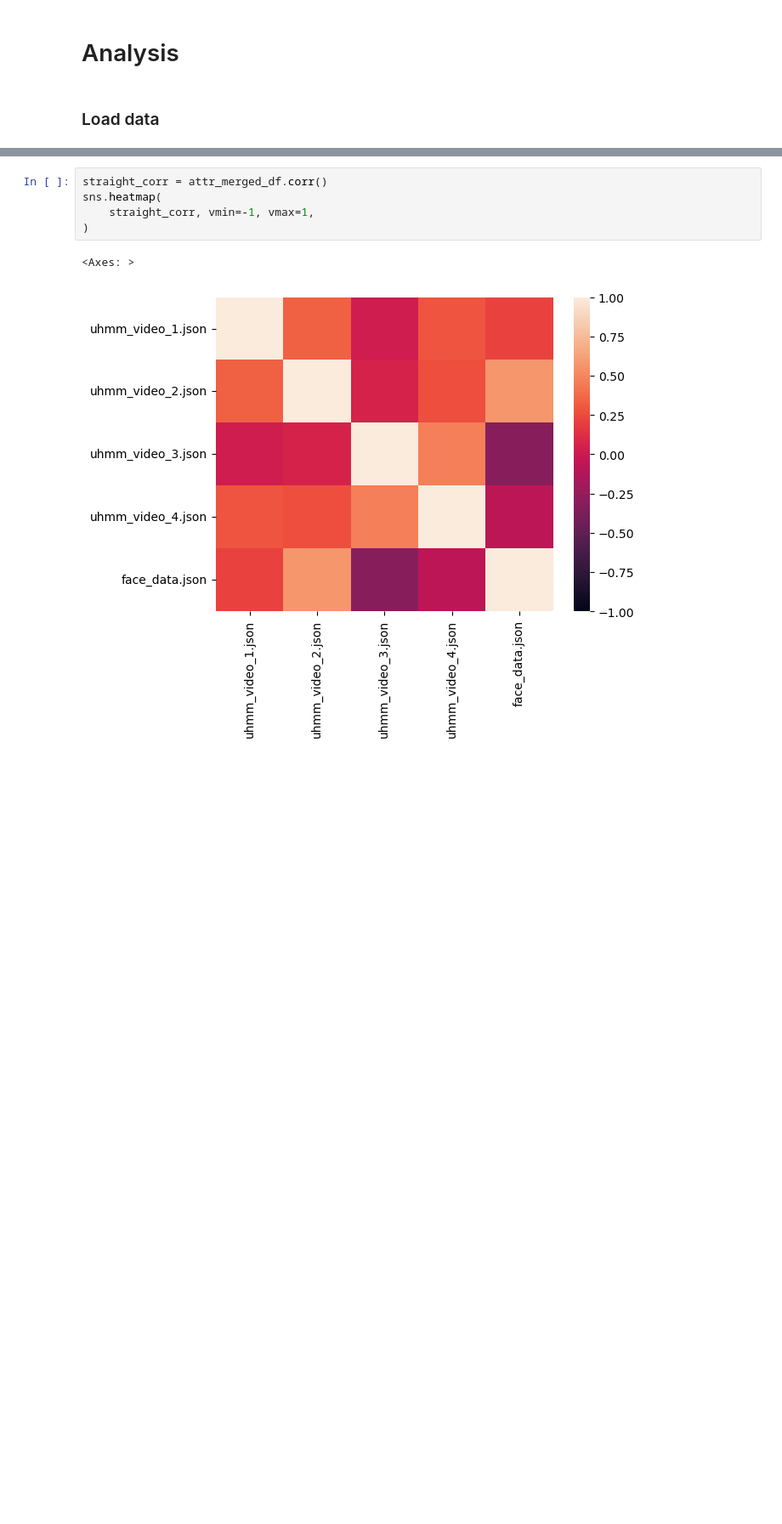
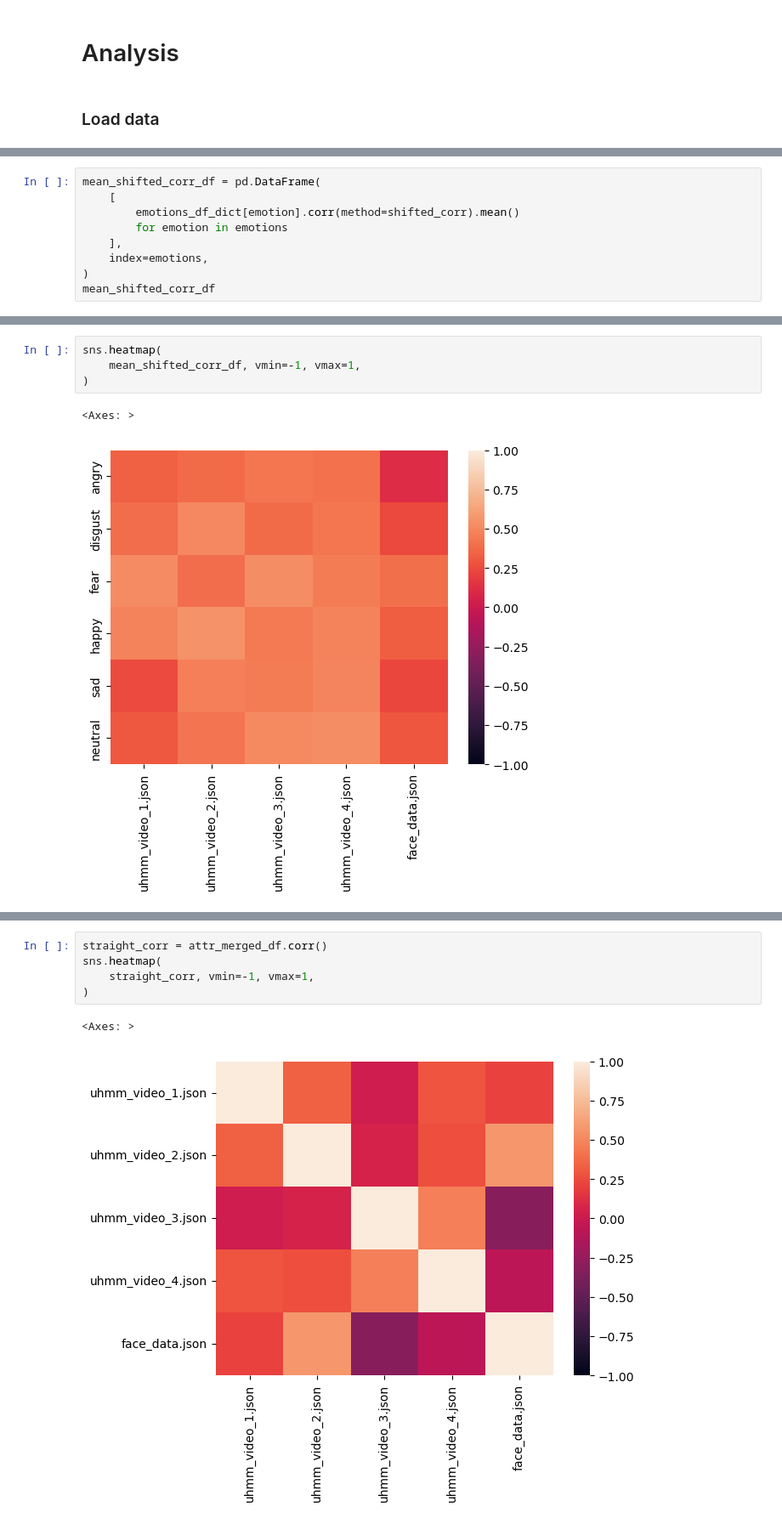
Before and after one commit to chelicerae/attention_tracking, a Jupyter notebook: emotion_synchronity.ipynb, the cells around one changed output, grey strips where cells are left out. Shown: that part at 85% size. Cells and saved outputs as stored; diff of their text form; blank space fills up the shorter version.

```diff
--- a/emotion_synchronity.ipynb
+++ b/emotion_synchronity.ipynb
@@ -137,0 +197,9 @@ smoothing_window
+# %%
+mean_shifted_corr_df = pd.DataFrame(
+    [
+        emotions_df_dict[emotion].corr(method=shifted_corr).mean()
+        for emotion in emotions
+    ],
+    index=emotions,
+)
+mean_shifted_corr_df
@@ -137,0 +215,7 @@ smoothing_window
+# %%
+sns.heatmap(
+    mean_shifted_corr_df, vmin=-1, vmax=1,
+)
+# %% [output]
+<Axes: >
+[figure, added]
```
Also changed, not shown: parts of 22 cells of this notebook.
